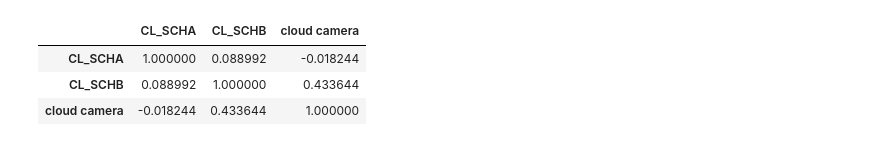
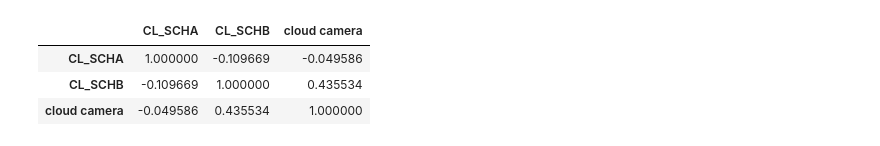
Before and after one commit to LEX2016WoKaGru/pyclamster, a Jupyter notebook: scripts/plt_ceilo_cam.ipynb, the cells around one changed output. Saved outputs shown, nothing was run; the diff lists cells and outputs as text; code cells hidden in the pictures.

```diff
--- a/scripts/plt_ceilo_cam.ipynb
+++ b/scripts/plt_ceilo_cam.ipynb
@@ -17,6 +19,6 @@ ceilo_first['DATETIME'] = np.array([dt.datetime.strptime('-'.join([D, ceilo_firs
 ceilo_second['DATETIME'] = np.array([dt.datetime.strptime('-'.join([D, ceilo_second['TIME'][k]]), '%d.%m.%Y-%H:%M') for k, D in enumerate(ceilo_second['DATE'])])
 ceilo = pd.DataFrame(ceilo_first).set_index('DATETIME')
 ceilo.index = ceilo.index-dt.timedelta(hours=1)
-ceilo_plt = ceilo.ix['2016/09/01 06:30':'2016/09/01 14:30', ['CL_SCHA', 'CL_SCHB']]
+ceilo_plt = ceilo.ix[:, ['CL_SCHA', 'CL_SCHB']]
 # %%
 cam = pd.read_json('/home/tfinn/Projects/pyclamster/data/heights_201609010900_4h_300_new.json')
@@ -26,13 +29,14 @@ cam_min = cam.mean(axis=1)
 # %%
 ceilo_cam = pd.DataFrame()
 ceilo_cam = ceilo_plt
-ceilo_cam.ix[:, 'cloud camera'] = cam_min.rolling(20, 10).mean()
-ceilo_cam.dropna().corr()
+ceilo_cam.ix[:, 'cloud camera'] = cam_min.rolling(20, 5).mean()
+ceilo_cam.dropna(inplace=True)
+ceilo_cam.corr()
 # %% [output]
 |  | CL_SCHA | CL_SCHB | cloud camera |
-| CL_SCHA | 1.000000 | 0.088992 | -0.018244 |
-| CL_SCHB | 0.088992 | 1.000000 | 0.433644 |
-| cloud camera | -0.018244 | 0.433644 | 1.000000 |
+| CL_SCHA | 1.000000 | -0.109669 | -0.049586 |
+| CL_SCHB | -0.109669 | 1.000000 | 0.435534 |
+| cloud camera | -0.049586 | 0.435534 | 1.000000 |
 # %%
 fig, ax = plt.subplots()
 fig.suptitle('Ceilometer and cloud camera')
```
Also changed, not shown: parts of 6 cells of this notebook, 8 other files.
